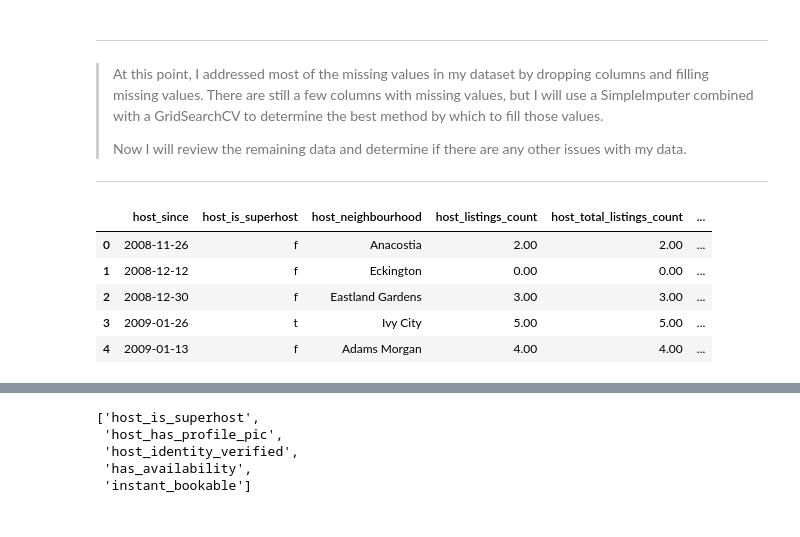
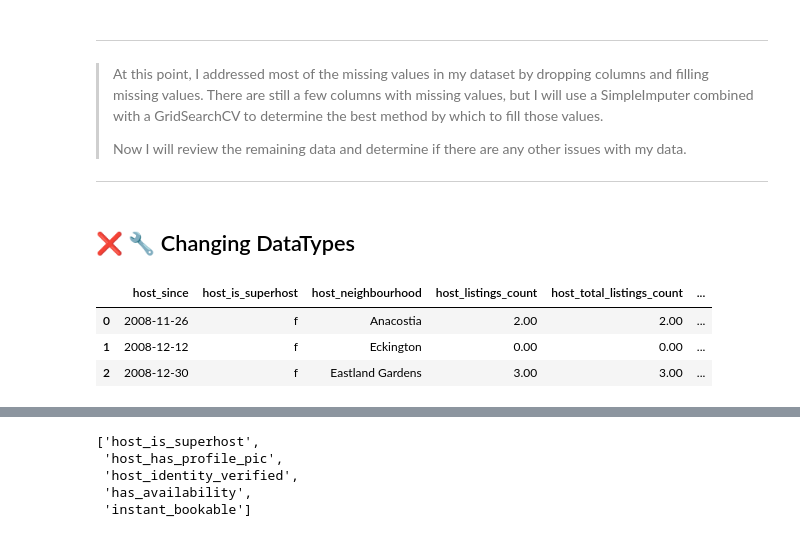
Before and after one commit to BenJMcCarty/Helping_Your_Hosts, a Jupyter notebook: Main.ipynb, the cells around one changed output, grey strips where cells are left out. Cells and saved outputs as stored; diff of their text form; code cells hidden in the pictures.

```diff
--- a/Main.ipynb
+++ b/Main.ipynb
@@ -537,13 +545,13 @@ cf.report_df(df)
 > Now I will review the remaining data and determine if there are any other issues with my data.
 
 ---
+# %% [markdown]
+## ❌ 🔧 Changing DataTypes
 # %%
 ## Reviewing the remaining dataframe
-df.head(5)
+df.head(3)
 # %% [output]
 |  | host_since | host_is_superhost | host_neighbourhood | host_listings_count | host_total_listings_count | ... |
 | 0 | 2008-11-26 | f | Anacostia | 2.00 | 2.00 | ... |
 | 1 | 2008-12-12 | f | Eckington | 0.00 | 0.00 | ... |
 | 2 | 2008-12-30 | f | Eastland Gardens | 3.00 | 3.00 | ... |
-| 3 | 2009-01-26 | t | Ivy City | 5.00 | 5.00 | ... |
-| 4 | 2009-01-13 | f | Adams Morgan | 4.00 | 4.00 | ... |
```
Also changed, not shown: parts of 52 cells of this notebook, 1 other file.
